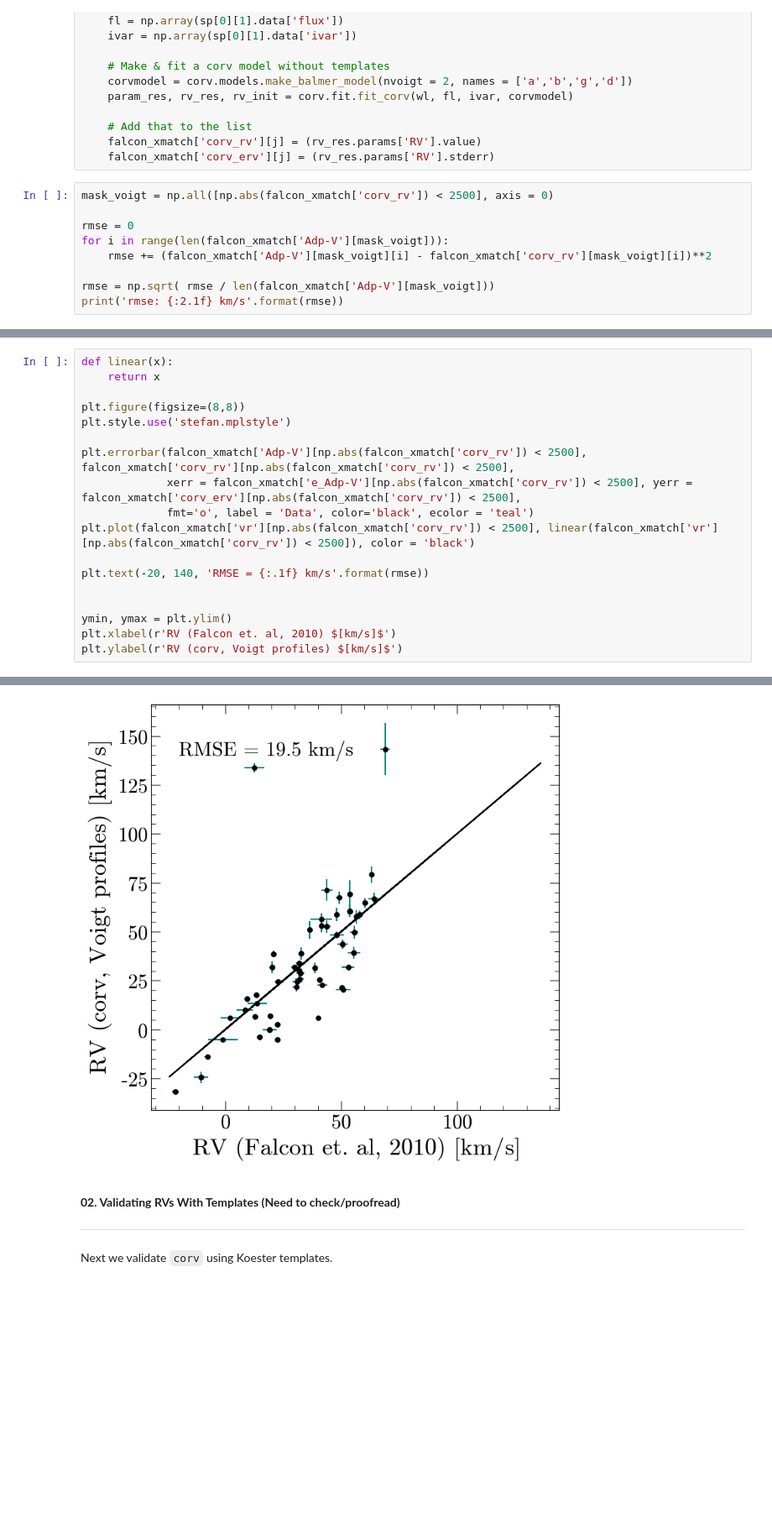
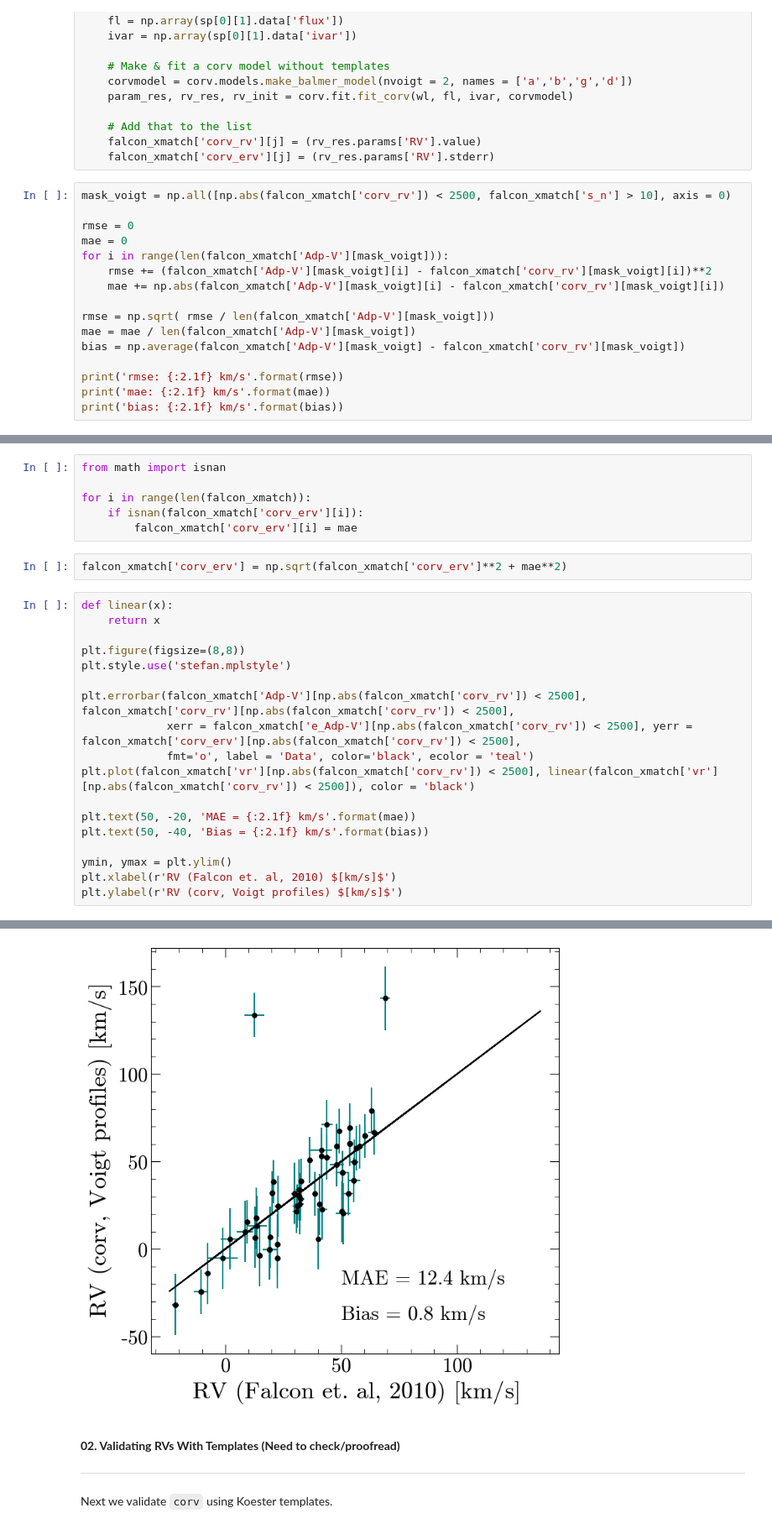
Before and after one commit to stefanarseneau/corv-tutorial, a Jupyter notebook: 02_validation.ipynb, the cells around one changed output, grey strips where cells are left out. Shown: that part at 84% size. Cells and saved outputs as stored; diff of their text form; blank space fills up the shorter version.

```diff
--- a/02_validation.ipynb
+++ b/02_validation.ipynb
@@ -82,13 +82,20 @@ for j in tqdm( range(len(falcon_xmatch))):
     falcon_xmatch['corv_rv'][j] = (rv_res.params['RV'].value)
     falcon_xmatch['corv_erv'][j] = (rv_res.params['RV'].stderr)
 # %%
-mask_voigt = np.all([np.abs(falcon_xmatch['corv_rv']) < 2500], axis = 0)
+mask_voigt = np.all([np.abs(falcon_xmatch['corv_rv']) < 2500, falcon_xmatch['s_n'] > 10], axis = 0)
 
 rmse = 0
+mae = 0
 for i in range(len(falcon_xmatch['Adp-V'][mask_voigt])):
     rmse += (falcon_xmatch['Adp-V'][mask_voigt][i] - falcon_xmatch['corv_rv'][mask_voigt][i])**2
+    mae += np.abs(falcon_xmatch['Adp-V'][mask_voigt][i] - falcon_xmatch['corv_rv'][mask_voigt][i])
 
 rmse = np.sqrt( rmse / len(falcon_xmatch['Adp-V'][mask_voigt]))
+mae = mae / len(falcon_xmatch['Adp-V'][mask_voigt])
+bias = np.average(falcon_xmatch['Adp-V'][mask_voigt] - falcon_xmatch['corv_rv'][mask_voigt])
+
 print('rmse: {:2.1f} km/s'.format(rmse))
+print('mae: {:2.1f} km/s'.format(mae))
+print('bias: {:2.1f} km/s'.format(bias))
 # %% [output]
 rmse: 19.5 km/s
@@ -95,24 +104,32 @@ rmse: 19.5 km/s
+# %%
+from math import isnan
+
+for i in range(len(falcon_xmatch)):
+    if isnan(falcon_xmatch['corv_erv'][i]):
+        falcon_xmatch['corv_erv'][i] = mae
+# %%
+falcon_xmatch['corv_erv'] = np.sqrt(falcon_xmatch['corv_erv']**2 + mae**2)
 # %%
 def linear(x):
     return x
 
 plt.figure(figsize=(8,8))
 plt.style.use('stefan.mplstyle')
 
 plt.errorbar(falcon_xmatch['Adp-V'][np.abs(falcon_xmatch['corv_rv']) < 2500], falcon_xmatch['corv_rv'][np.abs(falcon_xmatch['corv_rv']) < 2500],
              xerr = falcon_xmatch['e_Adp-V'][np.abs(falcon_xmatch['corv_rv']) < 2500], yerr = falcon_xmatch['corv_erv'][np.abs(falcon_xmatch['corv_rv']) < 2500],
              fmt='o', label = 'Data', color='black', ecolor = 'teal')
 plt.plot(falcon_xmatch['vr'][np.abs(falcon_xmatch['corv_rv']) < 2500], linear(falcon_xmatch['vr'][np.abs(falcon_xmatch['corv_rv']) < 2500]), color = 'black')
 
-plt.text(-20, 140, 'RMSE = {:.1f} km/s'.format(rmse))
-
+plt.text(50, -20, 'MAE = {:2.1f} km/s'.format(mae))
+plt.text(50, -40, 'Bias = {:2.1f} km/s'.format(bias))
 
 ymin, ymax = plt.ylim()
 plt.xlabel(r'RV (Falcon et. al, 2010) $[km/s]$')
 plt.ylabel(r'RV (corv, Voigt profiles) $[km/s]$')
 # %% [output]
 Text(0, 0.5, 'RV (corv, Voigt profiles) $[km/s]$')
-[figure, old version]
+[figure, new version]
 # %% [markdown]
 <a id="validation-template"></a>
 
```
Also changed, not shown: parts of 6 cells of this notebook, 2 other files.
